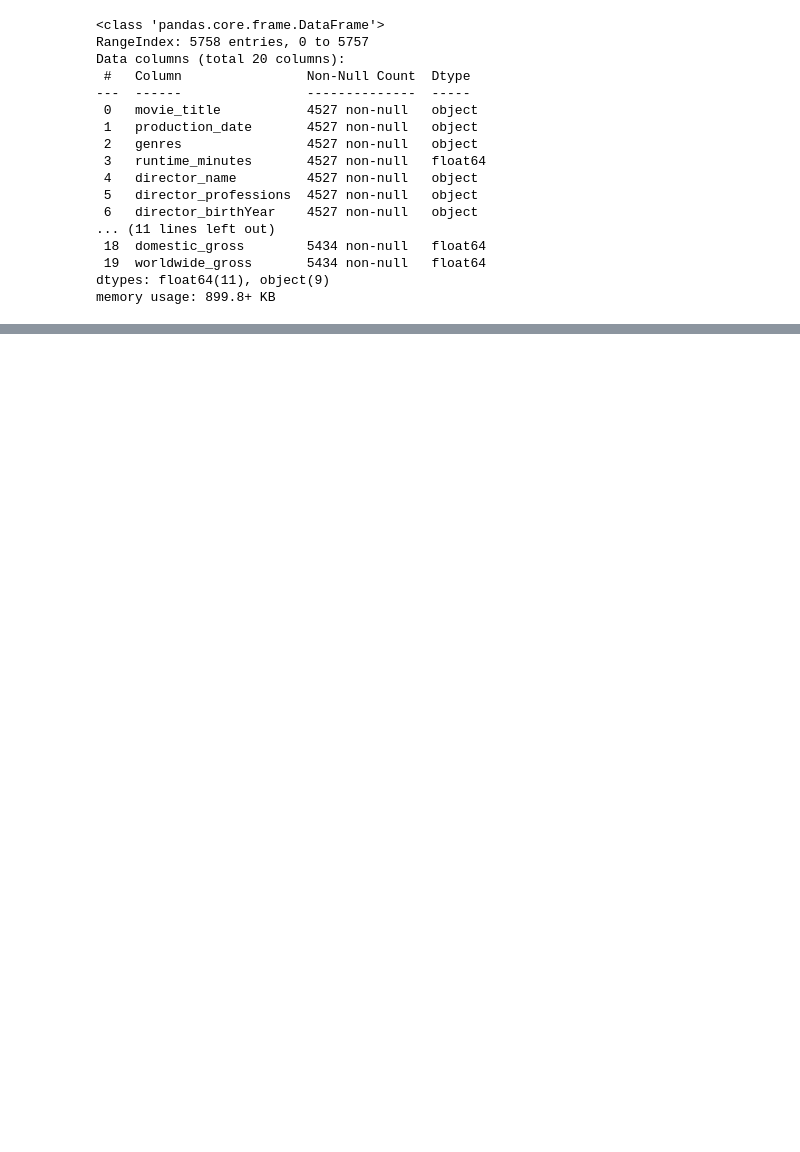
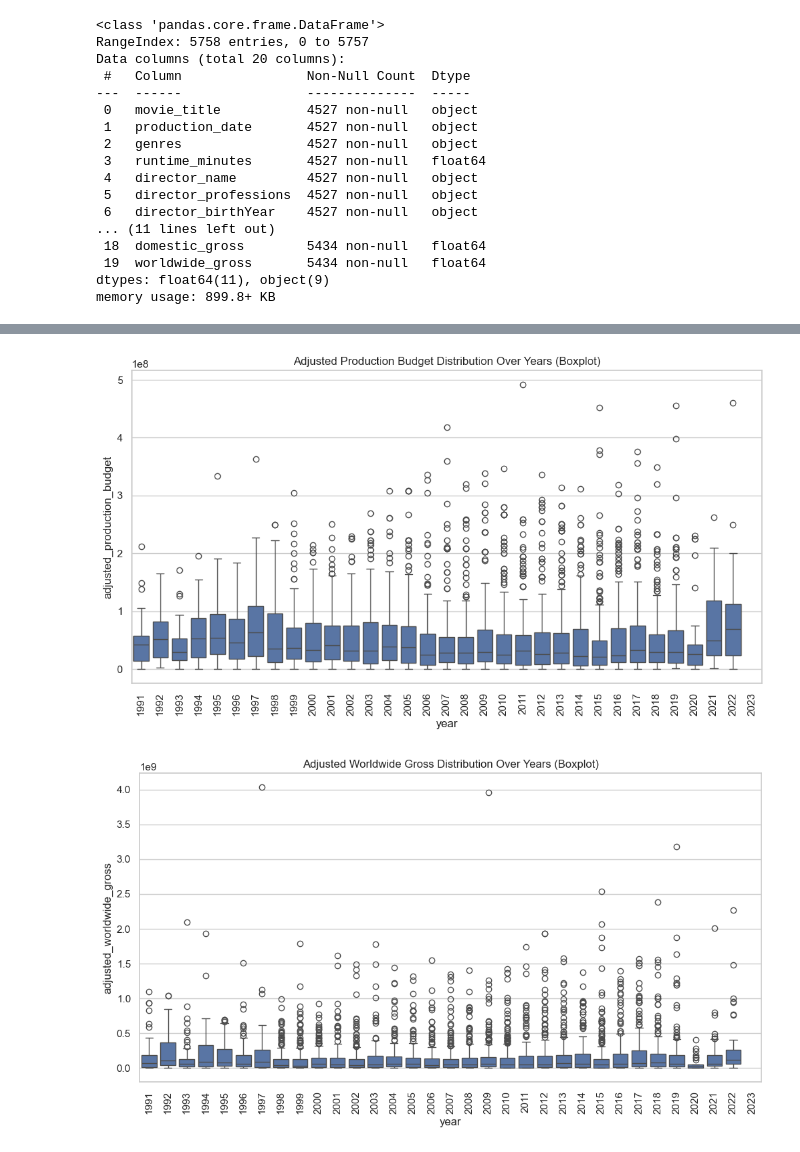
Before and after one commit to bocekout/A_Guide_to_Box_Office_Success, a Jupyter notebook: Ricky_nb.ipynb, the cells around one changed output, grey strips where cells are left out. Drawn from its saved outputs; the diff is of its cells as text; code cells hidden in the pictures; blank space fills up the shorter version.

```diff
--- a/Ricky_nb.ipynb
+++ b/Ricky_nb.ipynb
@@ -191,0 +346,17 @@ money_data.head()
+# %%
+# Distribution by years with boxplot
+plt.figure(figsize=(12, 6))
+sns.boxplot(x='year', y='adjusted_production_budget', data=filtered_data)
+plt.xticks(rotation=90)  # X eksenindeki yılları net görmek için döndürme
+plt.title('Adjusted Production Budget Distribution Over Years (Boxplot)')
+plt.show()
+
+# Likewise for Worldwide Gross
+plt.figure(figsize=(12, 6))
+sns.boxplot(x='year', y='adjusted_worldwide_gross', data=filtered_data)
+plt.xticks(rotation=90)
+plt.title('Adjusted Worldwide Gross Distribution Over Years (Boxplot)')
+plt.show()
+# %% [output]
+[figure, added]
+[figure, added]
```
Also changed, not shown: parts of 33 cells of this notebook.
